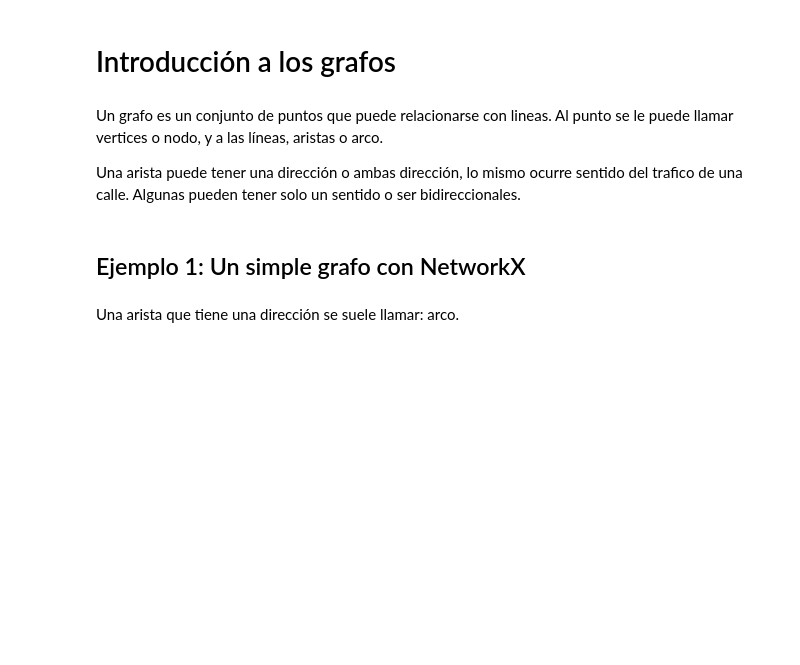
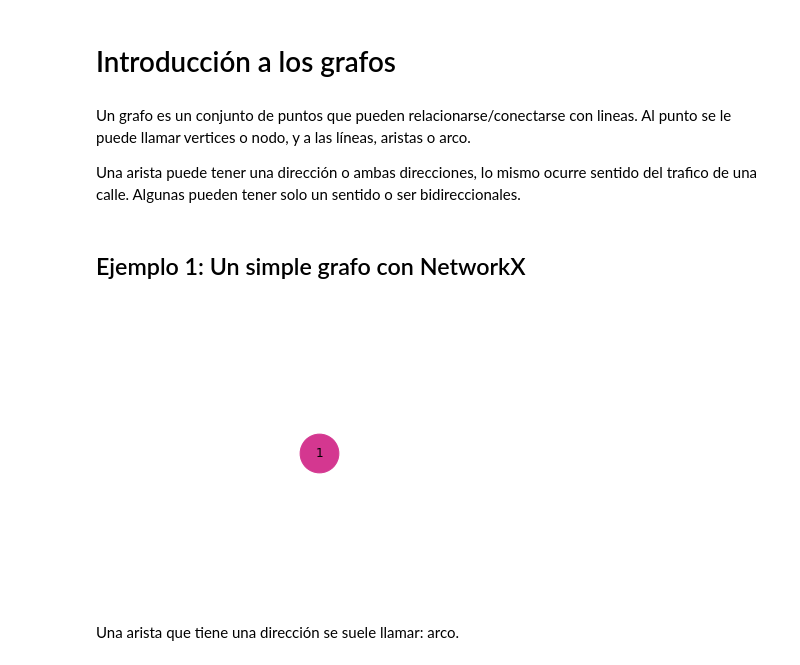
Before and after one commit to camilochs/taller-pycones2022-redes-complejas, a Jupyter notebook: notebook/taller.ipynb, the cells around one changed output. Saved outputs shown, nothing was run; the diff lists cells and outputs as text; code cells hidden in the pictures; blank space fills up the shorter version.

```diff
--- a/notebook/taller.ipynb
+++ b/notebook/taller.ipynb
@@ -39,18 +39,18 @@ def show_graph(nt):
 # %% [markdown]
 # Introducción a los grafos
 # %% [markdown]
-Un grafo es un conjunto de puntos que puede relacionarse con lineas. Al punto se le puede llamar vertices o nodo, y a las líneas, aristas o arco.
+Un grafo es un conjunto de puntos que pueden relacionarse/conectarse con lineas. Al punto se le puede llamar vertices o nodo, y a las líneas, aristas o arco.
 
-Una arista puede tener una dirección o ambas dirección, lo mismo ocurre sentido del trafico de una calle. Algunas pueden tener solo un sentido o ser bidireccionales.
+Una arista puede tener una dirección o ambas direcciones, lo mismo ocurre sentido del trafico de una calle. Algunas pueden tener solo un sentido o ser bidireccionales.
 # %% [markdown]
 ## Ejemplo 1: Un simple grafo con NetworkX
 # %%
 G = nx.Graph()
 G.add_node(1)
-G.add_node(2)
 
-nx.draw(G, node_size=1500, node_color="#D43790", with_labels=True, pos={1:(1,2), 2: (2,2)})
-plt.show()
+nx.draw(G, node_size=1500, node_color="#D43790", with_labels=True)
+# %% [output]
+[figure, added]
 # %% [markdown]
 Una arista que tiene una dirección se suele llamar: arco.
 # %%
```
Also changed, not shown: parts of 77 cells of this notebook, 1 other file.
